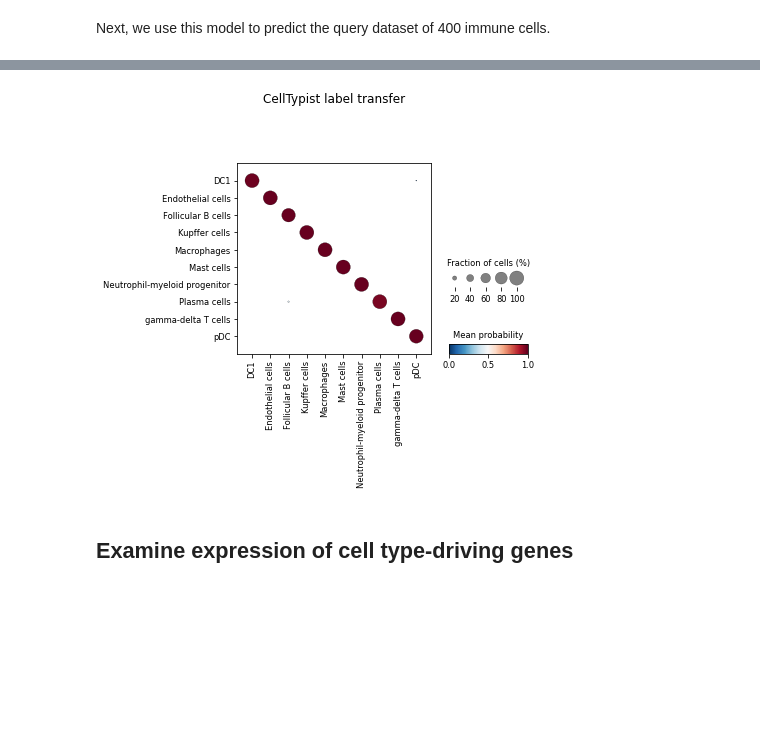
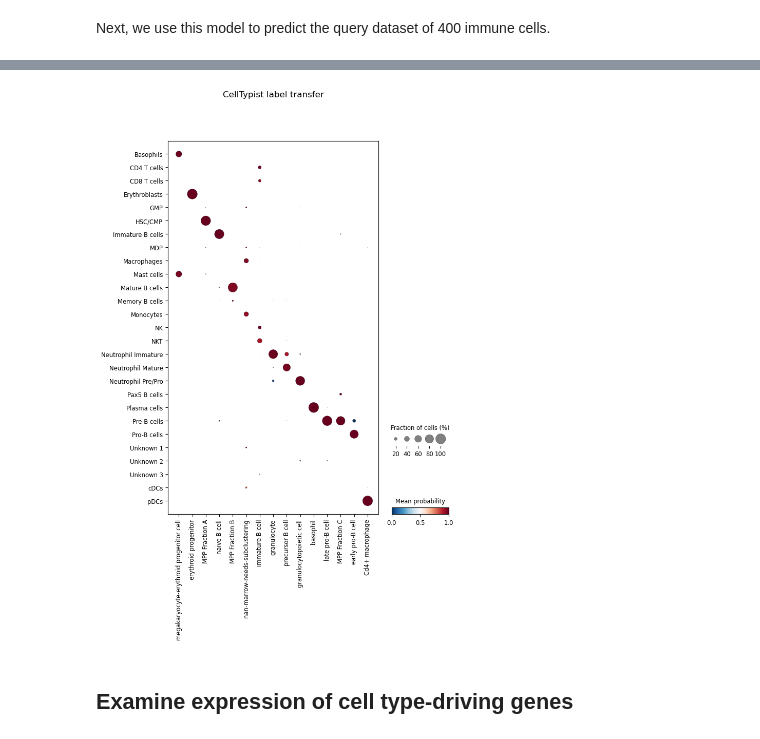
Before and after one commit to gabriel-dval/scRNA_annotation, a Jupyter notebook: celltypist_tutorial.ipynb, the cells around one changed output, grey strips where cells are left out. Cells and saved outputs as stored; diff of their text form; code cells hidden in the pictures; blank space fills up the shorter version.

```diff
--- a/celltypist_tutorial.ipynb
+++ b/celltypist_tutorial.ipynb
@@ -246,4 +239,4 @@ Name: features, Length: 32285, dtype: object
 # %% [markdown]
 Download another scRNA-seq dataset of 400 immune cells as a query.
 # %%
-query_adata = sc.read('../SingleR/results/mATLAS_facs.h5ad')
+query_adata = sc.read('../SingleR/mATLAS_facs.h5ad')
@@ -303,7 +311,7 @@ sc.pl.umap(adata, color = ['cell_type', 'predicted_labels', 'majority_voting'],
 # %%
-celltypist.dotplot(predictions, use_as_reference = 'cell_type', use_as_prediction = 'majority_voting')
+celltypist.dotplot(predictions, use_as_reference = 'cluster_annot', use_as_prediction = 'majority_voting')
 # %% [output]
-[figure, old version]
+[figure, new version]
 # %% [markdown]
 ## Examine expression of cell type-driving genes
 # %% [markdown]
```
Also changed, not shown: parts of 12 cells of this notebook.
